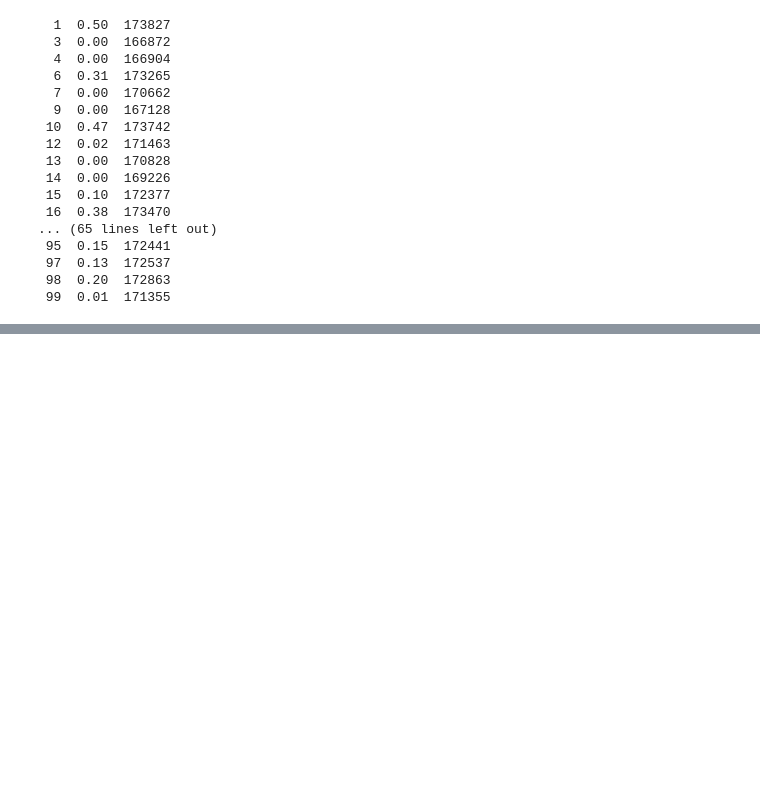
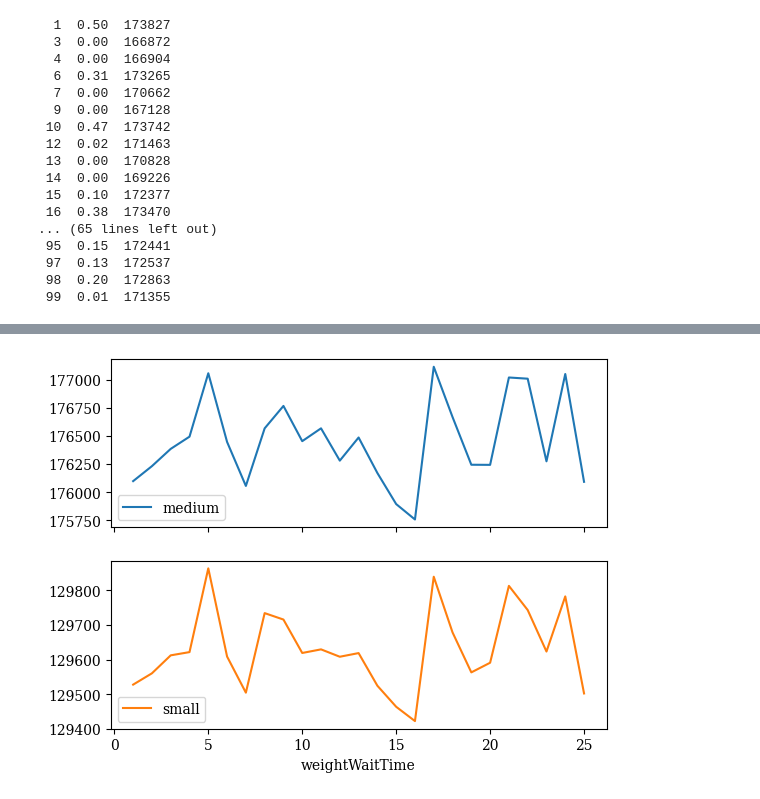
Before and after one commit to N-Wouda/Euro-NeurIPS-2022, a Jupyter notebook: notebooks/dynamic-tuning.ipynb, the cells around one changed output, grey strips where cells are left out. Cells and saved outputs as stored; diff of their text form; code cells hidden in the pictures; blank space fills up the shorter version.

```diff
--- a/notebooks/dynamic-tuning.ipynb
+++ b/notebooks/dynamic-tuning.ipynb
@@ -363,0 +384,4 @@ for exp in range(1, 101):
+# %%
+df.cost.groupby([df["weightWaitTime"], df["size_group"]]).mean().unstack().plot(subplots=True);
+# %% [output]
+[figure, added]
```
Also changed, not shown: parts of 52 cells of this notebook, 3 other files.
